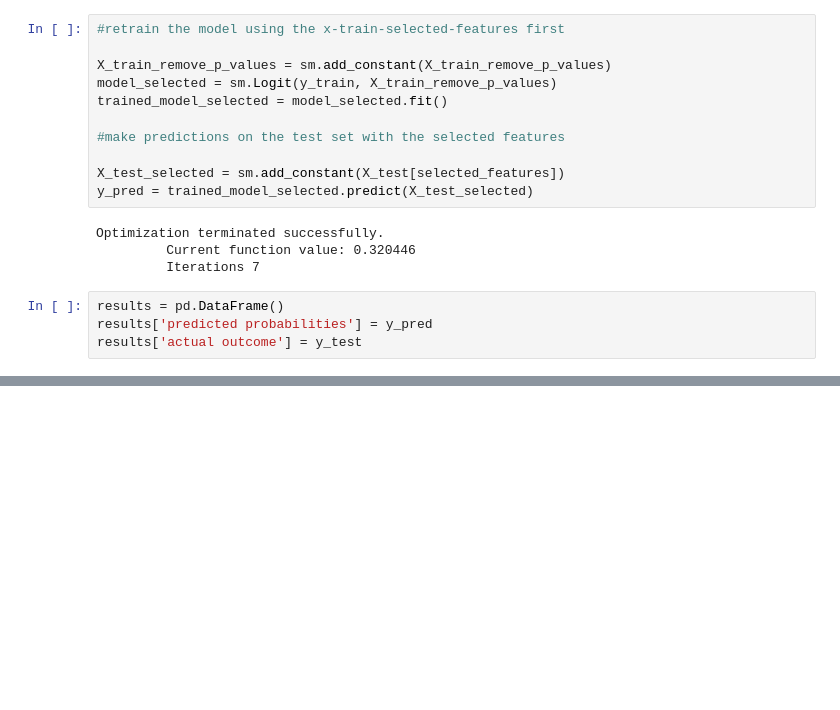
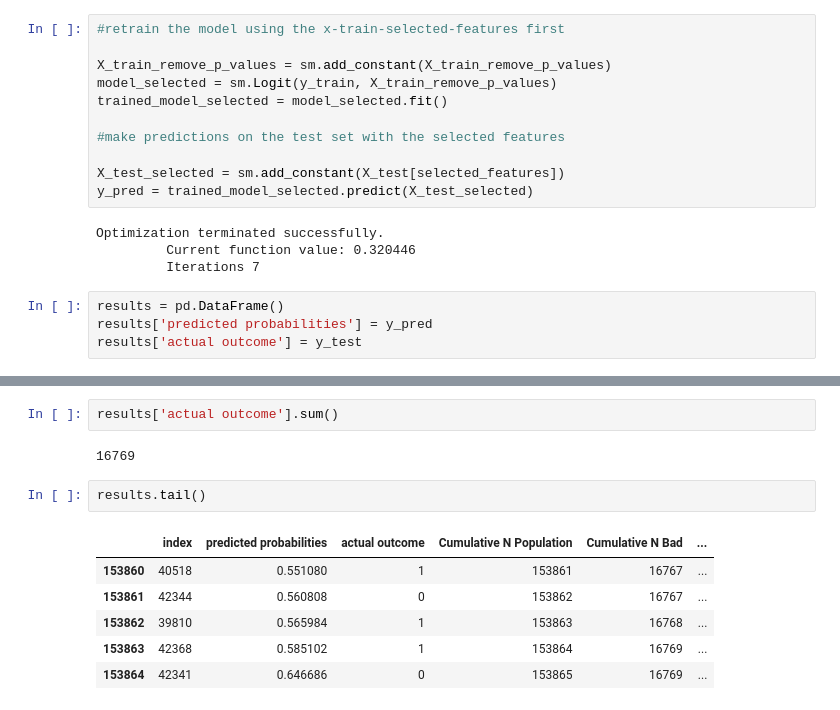
Before and after one commit to chingjie98/Retail-A-Score-credit-risk-model, a Jupyter notebook: Credit Risk Model.ipynb, the cells around one changed output, grey strips where cells are left out. Saved outputs shown, nothing was run; the diff lists cells and outputs as text; blank space fills up the shorter version.

```diff
--- a/Credit Risk Model.ipynb
+++ b/Credit Risk Model.ipynb
@@ -980,0 +1059,13 @@ GINI
+# %%
+results['actual outcome'].sum()
+# %% [output]
+16769
+# %%
+results.tail()
+# %% [output]
+|  | index | predicted probabilities | actual outcome | Cumulative N Population | Cumulative N Bad | ... |
+| 153860 | 40518 | 0.551080 | 1 | 153861 | 16767 | ... |
+| 153861 | 42344 | 0.560808 | 0 | 153862 | 16767 | ... |
+| 153862 | 39810 | 0.565984 | 1 | 153863 | 16768 | ... |
+| 153863 | 42368 | 0.585102 | 1 | 153864 | 16769 | ... |
+| 153864 | 42341 | 0.646686 | 0 | 153865 | 16769 | ... |
```
Also changed, not shown: parts of 20 cells of this notebook.
